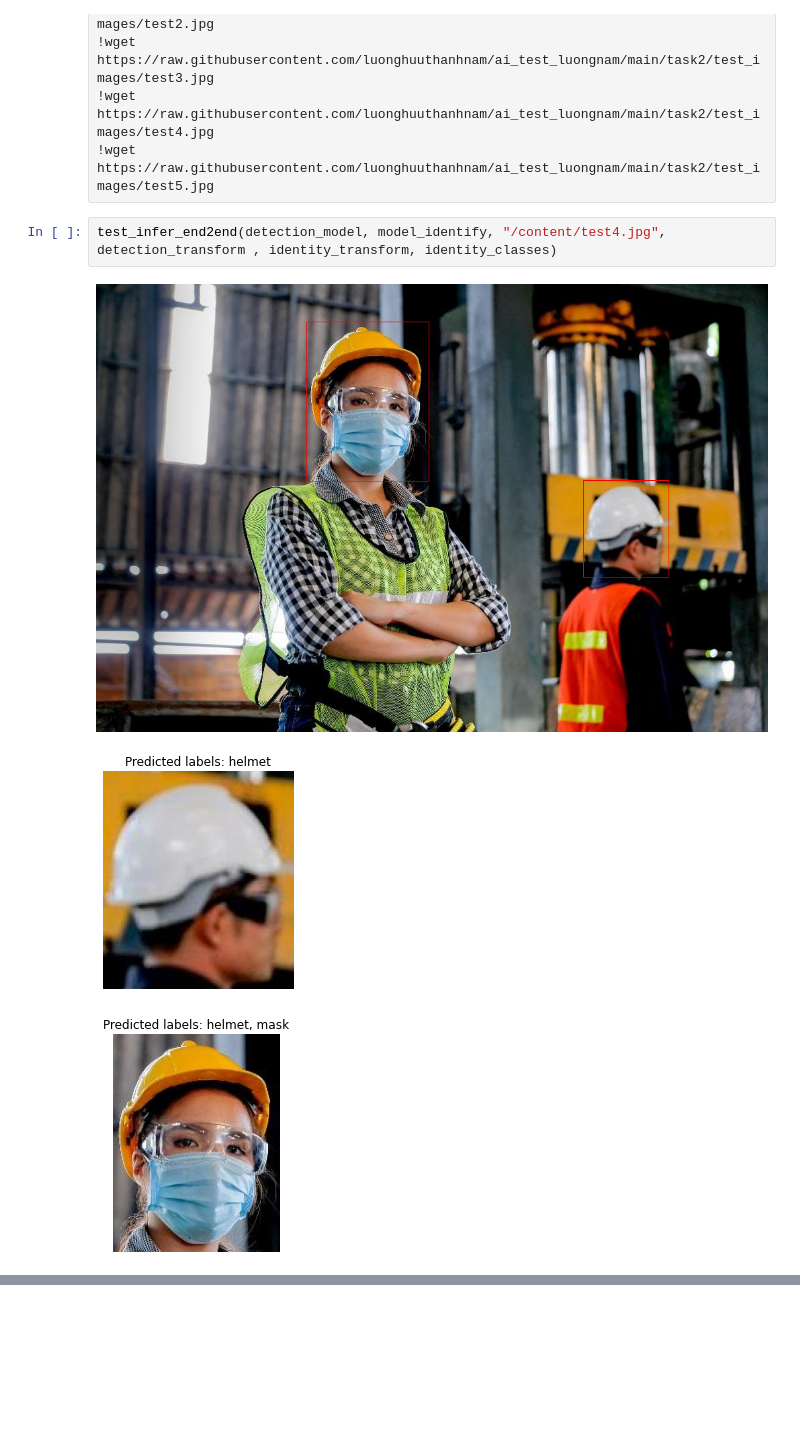
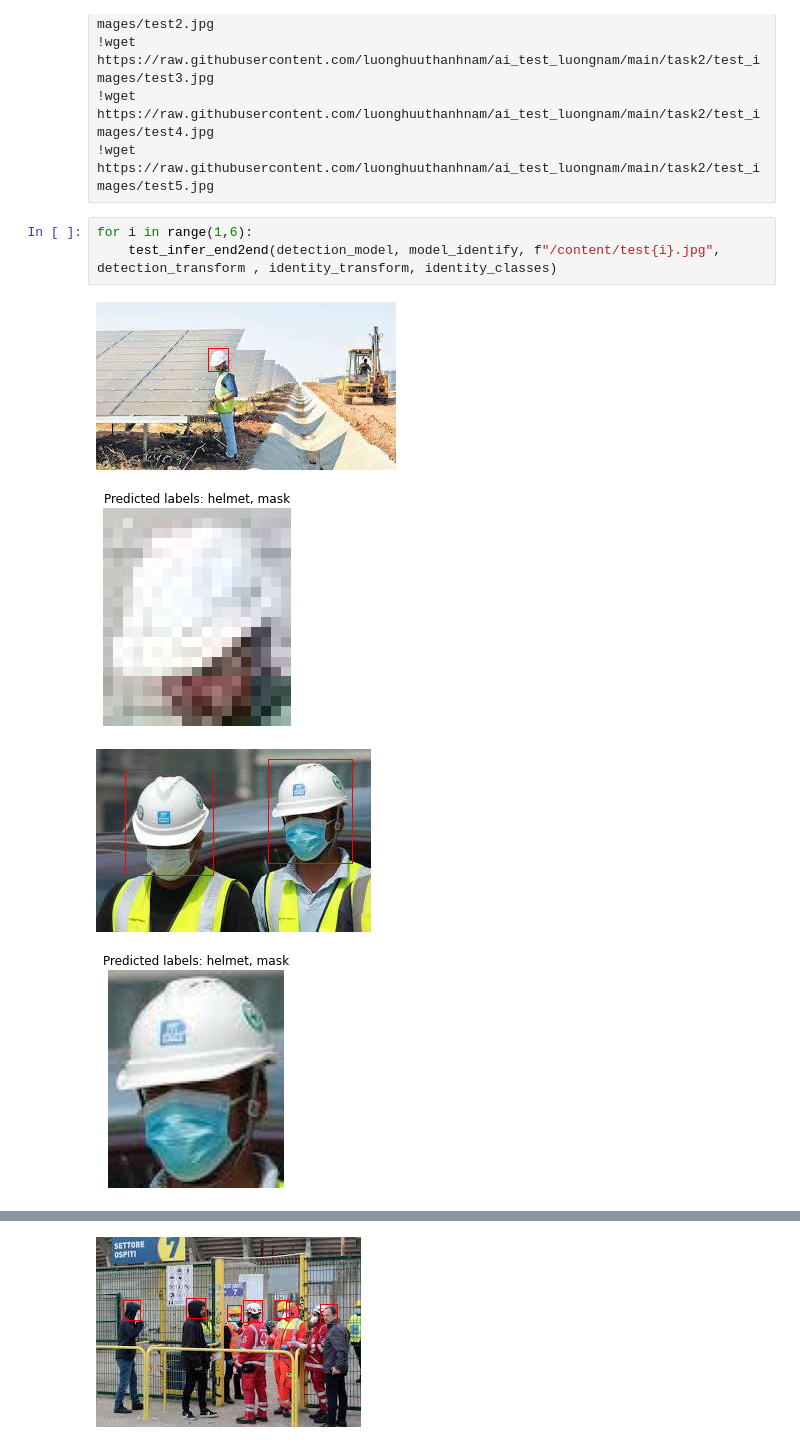
Before and after one commit to luonghuuthanhnam/ai_test_luongnam, a Jupyter notebook: task2/helmet_mask_end2end.ipynb, the cells around one changed output, grey strips where cells are left out. Drawn from its saved outputs; the diff is of its cells as text; blank space fills up the shorter version.

```diff
--- a/task2/helmet_mask_end2end.ipynb
+++ b/task2/helmet_mask_end2end.ipynb
@@ -145,8 +166,10 @@ def test_infer_end2end(detection_model, identify_model, img_path, detection_tran
 !wget https://raw.githubusercontent.com/luonghuuthanhnam/ai_test_luongnam/main/task2/test_images/test4.jpg
 !wget https://raw.githubusercontent.com/luonghuuthanhnam/ai_test_luongnam/main/task2/test_images/test5.jpg
 # %%
-test_infer_end2end(detection_model, model_identify, "/content/test4.jpg", detection_transform , identity_transform, identity_classes)
+for i in range(1,6):
+    test_infer_end2end(detection_model, model_identify, f"/content/test{i}.jpg", detection_transform , identity_transform, identity_classes)
 # %% [output]
-[figure, old version]
+[figure, new version]
-[figure, old version]
+[figure, new version]
-[figure, old version]
+[figure, new version]
+[figure, added]
@@ -152,0 +177 @@ test_infer_end2end(detection_model, model_identify, "/content/test4.jpg", detect
+[figure, added]
```
Also changed, not shown: parts of 4 cells of this notebook.
